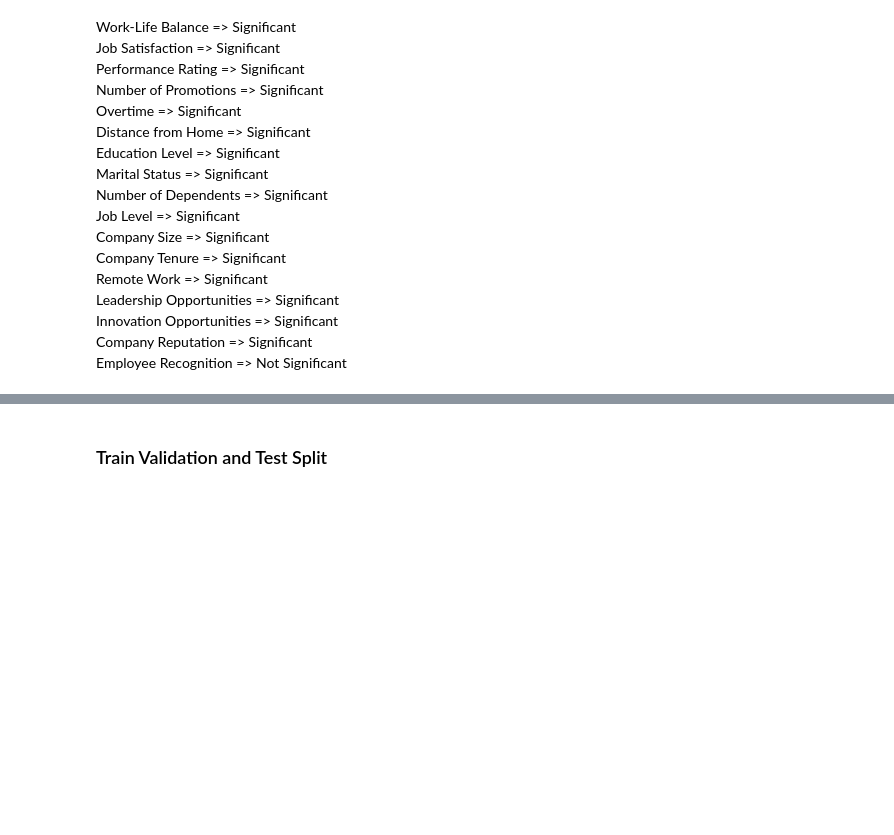
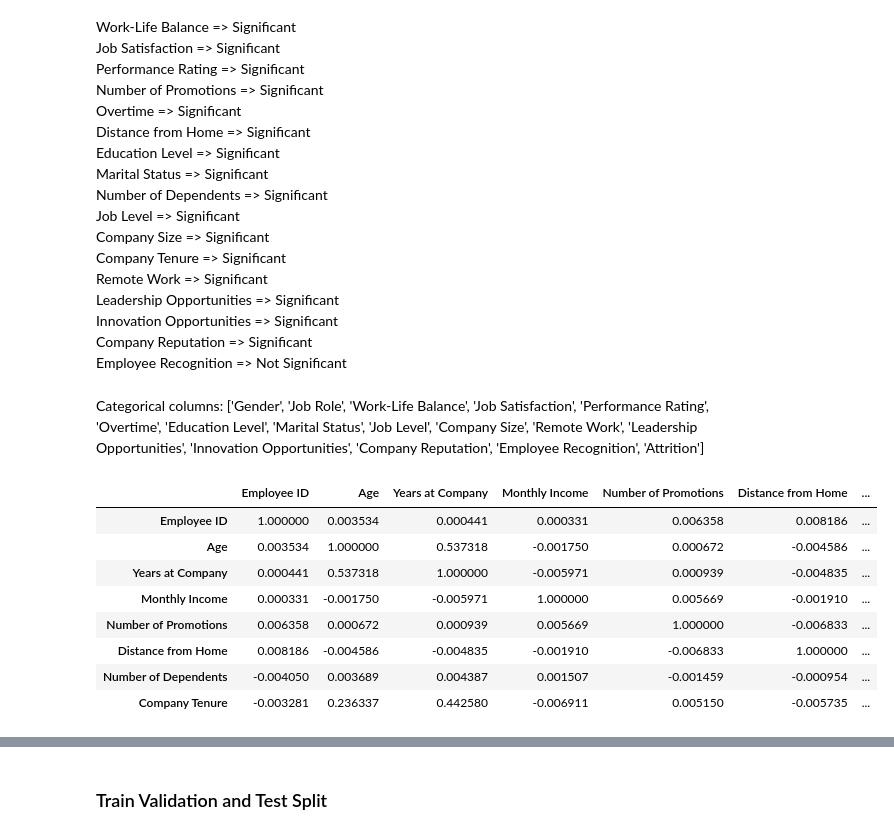
Before and after one commit to buddhathapa12/employment_attrition_analysis, a Jupyter notebook: employment_attrition.ipynb, the cells around one changed output, grey strips where cells are left out. Drawn from its saved outputs; the diff is of its cells as text; code cells hidden in the pictures; blank space fills up the shorter version.

```diff
--- a/employment_attrition.ipynb
+++ b/employment_attrition.ipynb
@@ -1040,3 +1040,23 @@ Chi-square test analysis:
  Innovation Opportunities  => Significant\
  Company Reputation        => Significant\
  Employee Recognition      => Not Significant
+# %%
+# Removing non significant fields: Job Role and Employee Recognition
+employee_df = employee_df.drop(columns=["Job Role", "Employee Recognition"])
+# %% [markdown]
+Categorical columns: ['Gender', 'Job Role', 'Work-Life Balance', 'Job Satisfaction', 'Performance Rating', 'Overtime', 'Education Level', 'Marital Status', 'Job Level', 'Company Size', 'Remote Work', 'Leadership Opportunities', 'Innovation Opportunities', 'Company Reputation', 'Employee Recognition', 'Attrition']
+# %%
+correlation_matrix = employee_df.corr(numeric_only= True)
+# correlation_with_target = correlation_matrix['Attrition'].sort_values(ascending=False)
+# print(correlation_with_target)
+correlation_matrix
+# %% [output]
+|  | Employee ID | Age | Years at Company | Monthly Income | Number of Promotions | Distance from Home | ... |
+| Employee ID | 1.000000 | 0.003534 | 0.000441 | 0.000331 | 0.006358 | 0.008186 | ... |
+| Age | 0.003534 | 1.000000 | 0.537318 | -0.001750 | 0.000672 | -0.004586 | ... |
+| Years at Company | 0.000441 | 0.537318 | 1.000000 | -0.005971 | 0.000939 | -0.004835 | ... |
+| Monthly Income | 0.000331 | -0.001750 | -0.005971 | 1.000000 | 0.005669 | -0.001910 | ... |
+| Number of Promotions | 0.006358 | 0.000672 | 0.000939 | 0.005669 | 1.000000 | -0.006833 | ... |
+| Distance from Home | 0.008186 | -0.004586 | -0.004835 | -0.001910 | -0.006833 | 1.000000 | ... |
+| Number of Dependents | -0.004050 | 0.003689 | 0.004387 | 0.001507 | -0.001459 | -0.000954 | ... |
+| Company Tenure | -0.003281 | 0.236337 | 0.442580 | -0.006911 | 0.005150 | -0.005735 | ... |
```
Also changed, not shown: parts of 13 cells of this notebook.
